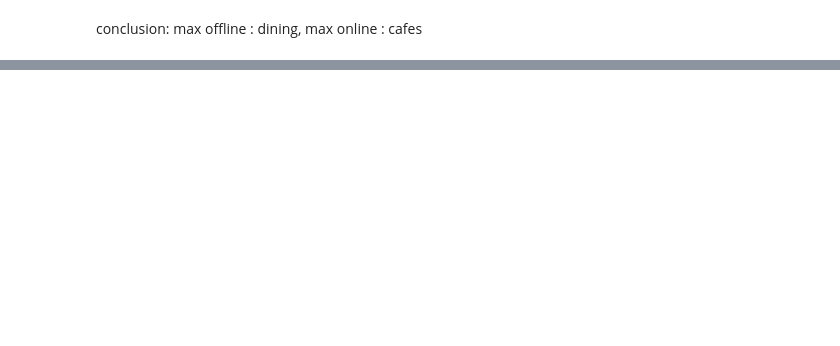
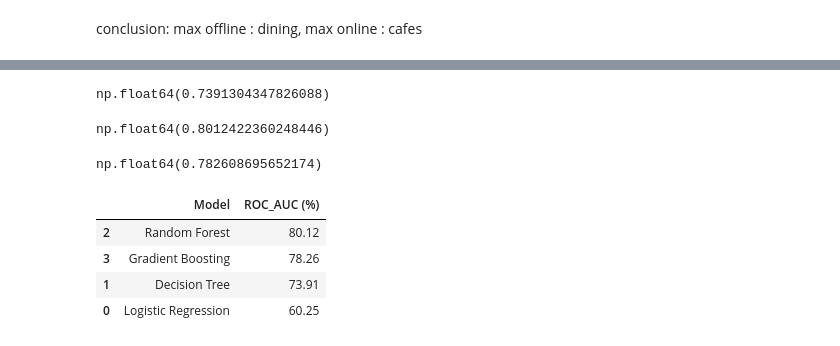
Before and after one commit to utkarsh2387/Zomato-Data-Analysis-project, a Jupyter notebook: zomato project.ipynb, the cells around one changed output, grey strips where cells are left out. Drawn from its saved outputs; the diff is of its cells as text; code cells hidden in the pictures; blank space fills up the shorter version.

```diff
--- a/zomato project.ipynb
+++ b/zomato project.ipynb
@@ -168,0 +209,68 @@ conclusion: max offline : dining,
+# %%
+# Decision Tree
+from sklearn.tree import DecisionTreeClassifier
+
+dt = DecisionTreeClassifier(max_depth=5, random_state=42)
+dt.fit(X_train, y_train)
+
+dt_prob = dt.predict_proba(X_test)[:,1]
+dt_auc = roc_auc_score(y_test, dt_prob)
+dt_auc
+# %% [output]
+np.float64(0.7391304347826088)
+# %%
+# Random Forest
+from sklearn.ensemble import RandomForestClassifier
+
+rf = RandomForestClassifier(
+    n_estimators=200,
+    max_depth=6,
+    random_state=42
+)
+rf.fit(X_train, y_train)
+
+rf_prob = rf.predict_proba(X_test)[:,1]
+rf_auc = roc_auc_score(y_test, rf_prob)
+rf_auc
+# %% [output]
+np.float64(0.8012422360248446)
+# %%
+# Gradient Boosting
+from sklearn.ensemble import GradientBoostingClassifier
+
+gb = GradientBoostingClassifier(
+    n_estimators=200,
+    learning_rate=0.05,
+    max_depth=3,
+    random_state=42
+)
+gb.fit(X_train, y_train)
+
+gb_prob = gb.predict_proba(X_test)[:,1]
+gb_auc = roc_auc_score(y_test, gb_prob)
+gb_auc
+# %% [output]
+np.float64(0.782608695652174)
+# %%
+results = pd.DataFrame({
+    'Model': [
+        'Logistic Regression',
+        'Decision Tree',
+        'Random Forest',
+        'Gradient Boosting'
+    ],
+    'ROC_AUC (%)': [
+        round(lr_auc * 100, 2),
+        round(dt_auc * 100, 2),
+        round(rf_auc * 100, 2),
+        round(gb_auc * 100, 2)
+    ]
+})
+
+results.sort_values(by='ROC_AUC (%)', ascending=False)
+# %% [output]
+|  | Model | ROC_AUC (%) |
+| 2 | Random Forest | 80.12 |
+| 3 | Gradient Boosting | 78.26 |
+| 1 | Decision Tree | 73.91 |
+| 0 | Logistic Regression | 60.25 |
```
Also changed, not shown: parts of 17 cells of this notebook.
